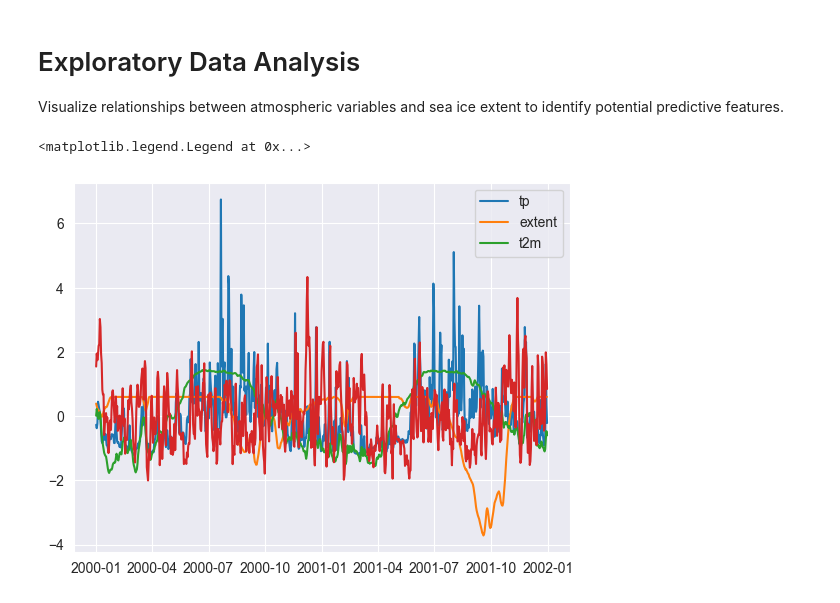
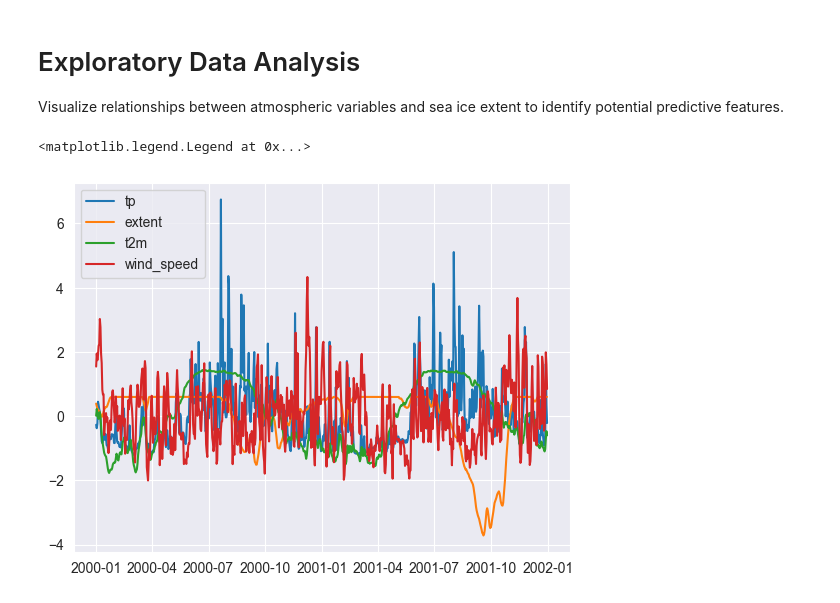
Before and after one commit to CatraMyBeloved/arctic-ice-extent, a Jupyter notebook: notebooks/02_EDA.ipynb, the cells around one changed output. Saved outputs shown, nothing was run; the diff lists cells and outputs as text; code cells hidden in the pictures.

```diff
--- a/notebooks/02_EDA.ipynb
+++ b/notebooks/02_EDA.ipynb
@@ -14,9 +14,9 @@ data = pd.concat([data, load_data_for_year(2001, 'Central')])
 # %%
 plt.plot(data['date'], (data['tp_mean'] - data['tp_mean'].mean()) / data['tp_mean'].std())
 plt.plot(data['date'], (data['extent'] - data['extent'].mean()) / data['extent'].std())
 plt.plot(data['date'], (data['t2m_mean'] - data['t2m_mean'].mean()) / data['t2m_mean'].std())
 plt.plot(data['date'], (data['wind_speed_mean'] - data['wind_speed_mean'].mean()) / data['wind_speed_mean'].std())
-plt.legend(['tp', 'extent', 't2m'])
+plt.legend(['tp', 'extent', 't2m', 'wind_speed'])
 # %% [output]
 <matplotlib.legend.Legend at 0x...>
-[figure, old version]
+[figure, new version]
```
Also changed, not shown: 2 other files.
